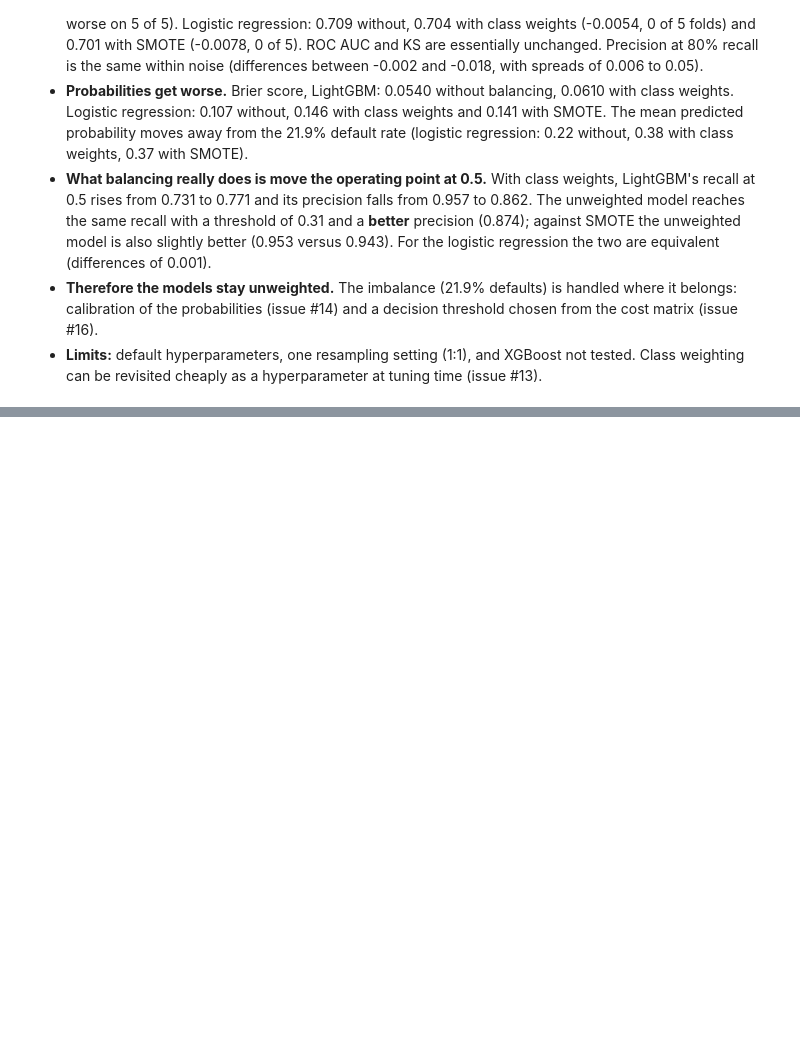
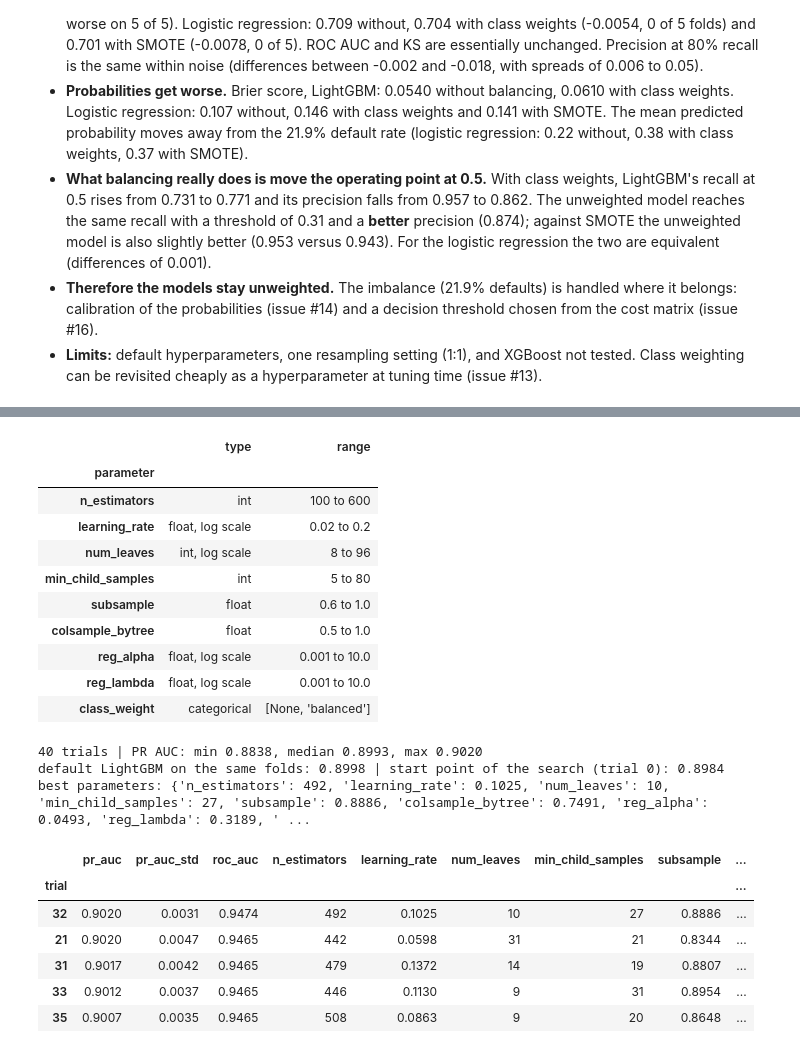
Before and after one commit to cheickbougoum90-web/credit-risk-scoring, a Jupyter notebook: notebooks/02_modeling_experiments.ipynb, the cells around one changed output, grey strips where cells are left out. Drawn from its saved outputs; the diff is of its cells as text; code cells hidden in the pictures; blank space fills up the shorter version.

```diff
--- a/notebooks/02_modeling_experiments.ipynb
+++ b/notebooks/02_modeling_experiments.ipynb
@@ -723,0 +738,36 @@ display(pd.DataFrame(rows).set_index(["model", "strategy at threshold 0.5"]).rou
+# %%
+space = pd.DataFrame(
+    [{"parameter": k, "type": v[0], "range": (str(v[1]) if v[0] != "categorical" else str(v[1])) if v[0] == "categorical" else f"{v[1]} to {v[2]}"} for k, v in SPACE.items()]
+).set_index("parameter")
+display(space)
+
+trials = pd.read_csv(REPORTS / "tuning" / "lightgbm_trials.csv")
+best_params = load_best_params(REPORTS / "tuning" / "lightgbm_best_params.json")
+default_cv = cv_res["lightgbm"]["pr_auc"].mean()
+
+print(f"{len(trials)} trials | PR AUC: min {trials['pr_auc'].min():.4f}, median {trials['pr_auc'].median():.4f}, max {trials['pr_auc'].max():.4f}")
+print(f"default LightGBM on the same folds: {default_cv:.4f} | start point of the search (trial 0): {trials.loc[0, 'pr_auc']:.4f}")
+print("best parameters:", {k: (round(v, 4) if isinstance(v, float) else v) for k, v in best_params.items()})
+display(trials.sort_values("pr_auc", ascending=False).head(5).round(4).set_index("trial"))
+# %% [output]
+|  | type | range |
+| parameter |  |  |
+| n_estimators | int | 100 to 600 |
+| learning_rate | float, log scale | 0.02 to 0.2 |
+| num_leaves | int, log scale | 8 to 96 |
+| min_child_samples | int | 5 to 80 |
+| subsample | float | 0.6 to 1.0 |
+| colsample_bytree | float | 0.5 to 1.0 |
+| reg_alpha | float, log scale | 0.001 to 10.0 |
+| reg_lambda | float, log scale | 0.001 to 10.0 |
+| class_weight | categorical | [None, 'balanced'] |
+40 trials | PR AUC: min 0.8838, median 0.8993, max 0.9020
+default LightGBM on the same folds: 0.8998 | start point of the search (trial 0): 0.8984
+best parameters: {'n_estimators': 492, 'learning_rate': 0.1025, 'num_leaves': 10, 'min_child_samples': 27, 'subsample': 0.8886, 'colsample_bytree': 0.7491, 'reg_alpha': 0.0493, 'reg_lambda': 0.3189, ' ...
+|  | pr_auc | pr_auc_std | roc_auc | n_estimators | learning_rate | num_leaves | min_child_samples | subsample | ... |
+| trial |  |  |  |  |  |  |  |  | ... |
+| 32 | 0.9020 | 0.0031 | 0.9474 | 492 | 0.1025 | 10 | 27 | 0.8886 | ... |
+| 21 | 0.9020 | 0.0047 | 0.9465 | 442 | 0.0598 | 31 | 21 | 0.8344 | ... |
+| 31 | 0.9017 | 0.0042 | 0.9465 | 479 | 0.1372 | 14 | 19 | 0.8807 | ... |
+| 33 | 0.9012 | 0.0037 | 0.9465 | 446 | 0.1130 | 9 | 31 | 0.8954 | ... |
+| 35 | 0.9007 | 0.0035 | 0.9465 | 508 | 0.0863 | 9 | 20 | 0.8648 | ... |
```
Also changed, not shown: parts of 13 cells of this notebook, 10 other files.
